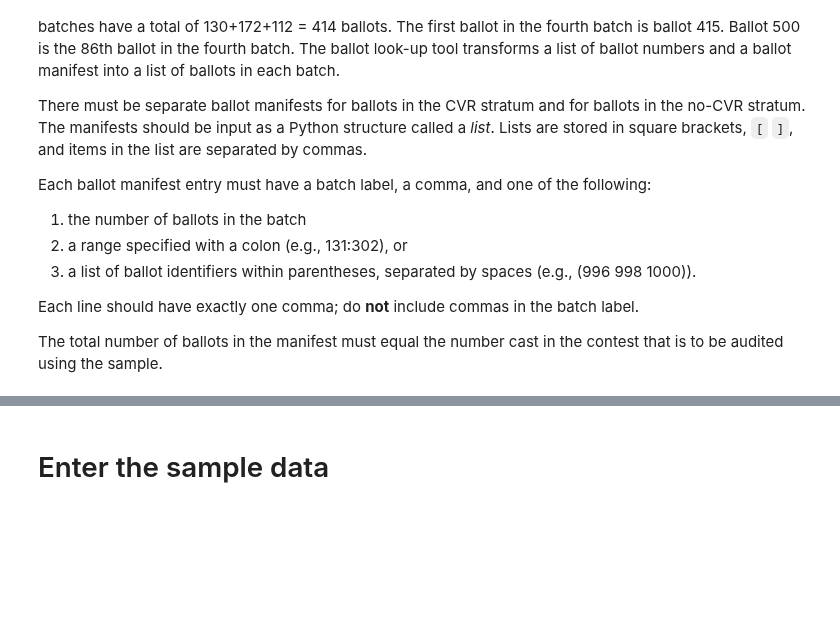
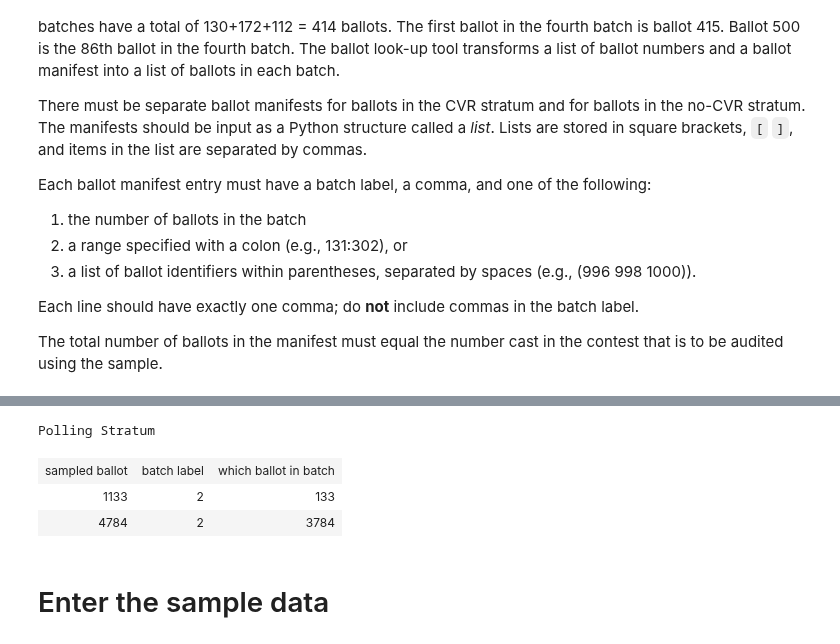
Before and after one commit to pbstark/CORLA18, a Jupyter notebook: code/suite_toolkit.ipynb, the cells around one changed output, grey strips where cells are left out. Saved outputs shown, nothing was run; the diff lists cells and outputs as text; code cells hidden in the pictures; blank space fills up the shorter version.

```diff
--- a/code/suite_toolkit.ipynb
+++ b/code/suite_toolkit.ipynb
@@ -365,3 +371,28 @@ sampled ballot, original ballot label, batch label, which ballot in batch
+# %%
+print("Polling Stratum")
+
+nocvr_sample = []
+for s in sample2:
+    original_ballot_label, batch_label, which_ballot = find_ballot(s, \
+                                                                   unique_poll_manifest, \
+                                                                   poll_manifest_parsed)
+    nocvr_sample.append([s, batch_label, which_ballot])
+
+nocvr_sample.sort(key=lambda x: x[2]) # Sort second on order within batches
+nocvr_sample.sort(key=lambda x: x[1]) # Sort first based on batch label
+nocvr_sample.insert(0,["sampled ballot", "batch label", "which ballot in batch"])
+
+display(HTML(
+    '<table><tr>{}</tr></table>'.format(
+        '</tr><tr>'.join(
+            '<td>{}</td>'.format('</td><td>'.join(str(_) for _ in row)) for row in nocvr_sample)
+        )
+ ))
+# %% [output]
+Polling Stratum
+| sampled ballot | batch label | which ballot in batch |
+| 1133 | 2 | 133 |
+| 4784 | 2 | 3784 |
 # %% [markdown]
 # Enter the sample data
 # %% [markdown]
```
Also changed, not shown: parts of 10 cells of this notebook, 1 other file.
